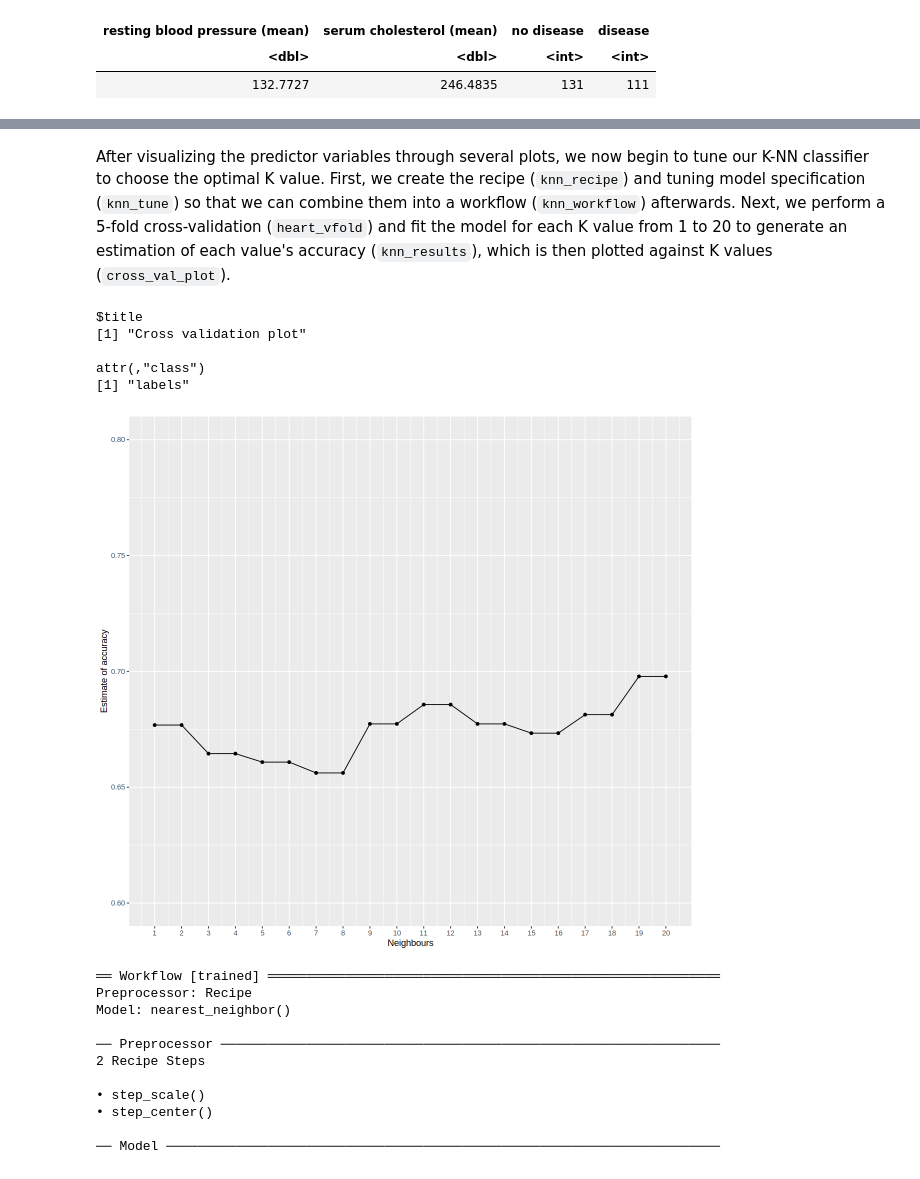
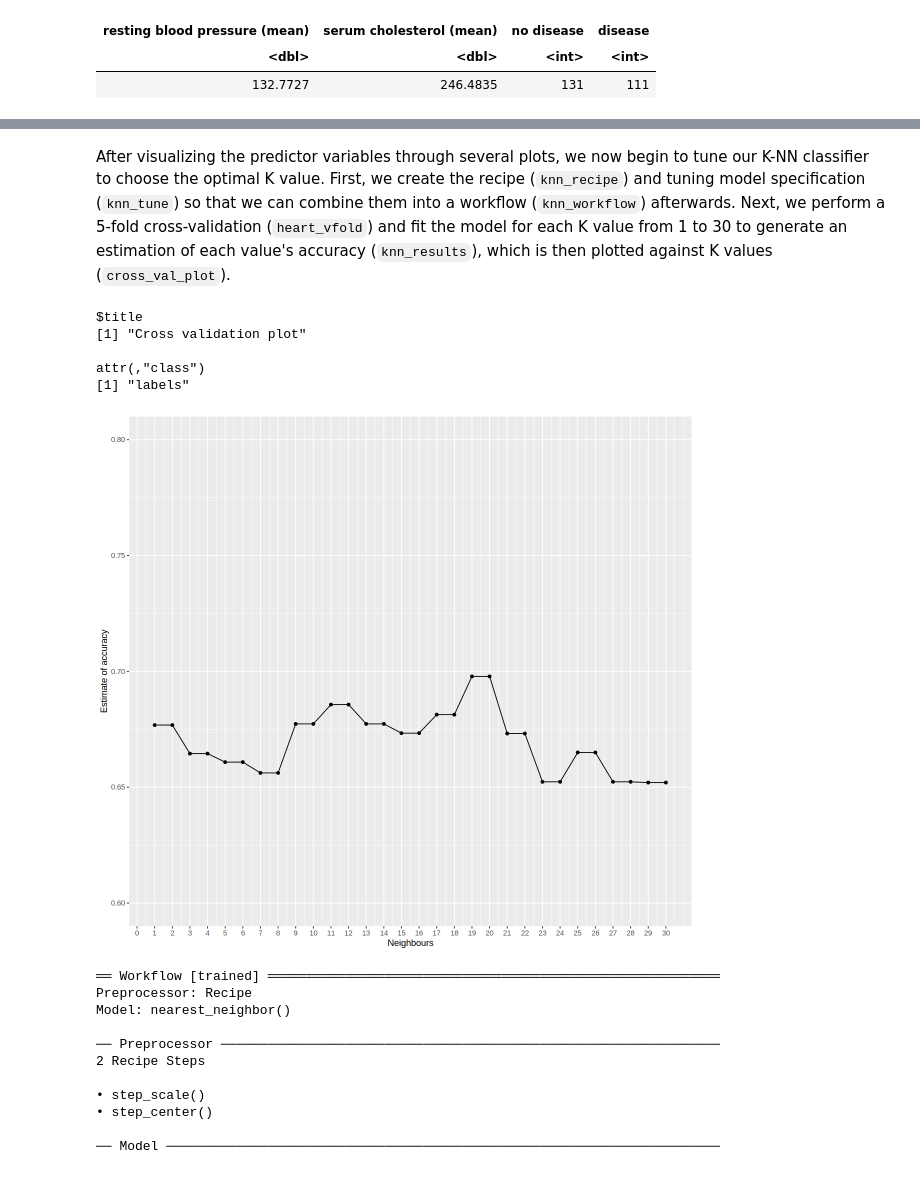
Before and after one commit to altarrok/dsci-100-2023w1-group-44, a Jupyter notebook: report.ipynb, the cells around one changed output, grey strips where cells are left out. Drawn from its saved outputs; the diff is of its cells as text; code cells hidden in the pictures.

```diff
--- a/report.ipynb
+++ b/report.ipynb
@@ -185,12 +197,11 @@ cat_restecg
 # %% [markdown]
-After visualizing the predictor variables through several plots, we now begin to tune our K-NN classifier to choose the optimal K value. First, we create the recipe (`knn_recipe`) and tuning model specification (`knn_tune`) so that we can combine them into a workflow (`knn_workflow`) afterwards. Next, we perform a 5-fold cross-validation (`heart_vfold`) and fit the model for each K value from 1 to 20 to generate an estimation of each value's accuracy (`knn_results`), which is then plotted against K values (`cross_val_plot`).
+After visualizing the predictor variables through several plots, we now begin to tune our K-NN classifier to choose the optimal K value. First, we create the recipe (`knn_recipe`) and tuning model specification (`knn_tune`) so that we can combine them into a workflow (`knn_workflow`) afterwards. Next, we perform a 5-fold cross-validation (`heart_vfold`) and fit the model for each K value from 1 to 30 to generate an estimation of each value's accuracy (`knn_results`), which is then plotted against K values (`cross_val_plot`).
 # %%
 set.seed(1)
 
 knn_recipe <- recipe(num ~., train_data) |>
     step_scale(all_predictors()) |>
     step_center(all_predictors())
-# should we scale and center here??
 
 knn_tune <- nearest_neighbor(weight_func = "rectangular", neighbors = tune()) |>
       set_engine("kknn") |>
@@ -198,36 +209,36 @@ knn_tune <- nearest_neighbor(weight_func = "rectangular", neighbors = tune()) |>
 
 knn_workflow <- workflow() |>
     add_recipe(knn_recipe) |>
     add_model(knn_tune)
 
 heart_vfold <- vfold_cv(train_data, v = 5, strata = num)
 
-k_values <- tibble(neighbors=seq(from = 1, to = 20))
+k_values <- tibble(neighbors=seq(from = 1, to = 30))
 
 knn_results <- knn_workflow |>
     tune_grid(resamples = heart_vfold, grid = k_values) |>
     collect_metrics()
 
 accuracies <- knn_results |>
     filter(.metric == "accuracy")
 
 cross_val_plot <- accuracies |>
     ggplot(aes(x = neighbors, y = mean)) +
     geom_point() +
     geom_line() +
     labs(x="Neighbours", y="Estimate of accuracy")  +
-    scale_x_continuous(breaks = seq(from = 0, to = 20)) +  # adjusting the x-axis
+    scale_x_continuous(breaks = seq(from = 0, to = 30)) +  # adjusting the x-axis
     scale_y_continuous(limits = c(0.6, 0.8)) # adjusting the y-axis +
     ggtitle("Cross validation plot")
 
 cross_val_plot
 # %% [output]
 $title
 [1] "Cross validation plot"
 
 attr(,"class")
 [1] "labels"
-[figure, old version]
+[figure, new version]
 # %%
 # k = 19
 set.seed(1)
```
Also changed, not shown: parts of 11 cells of this notebook.
